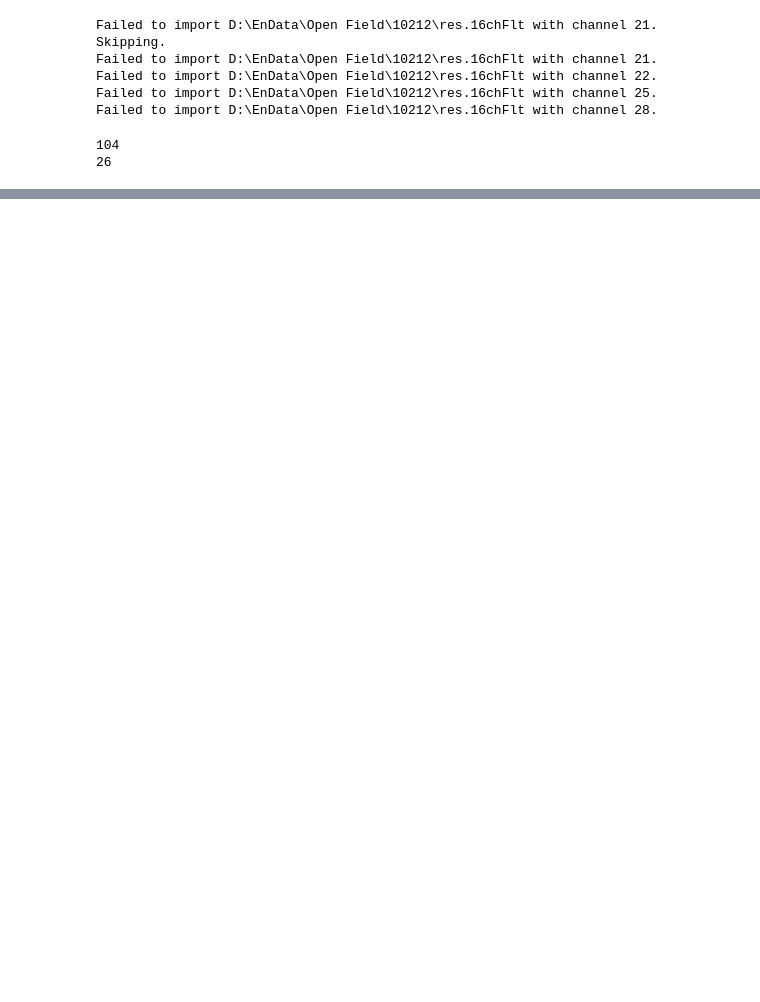
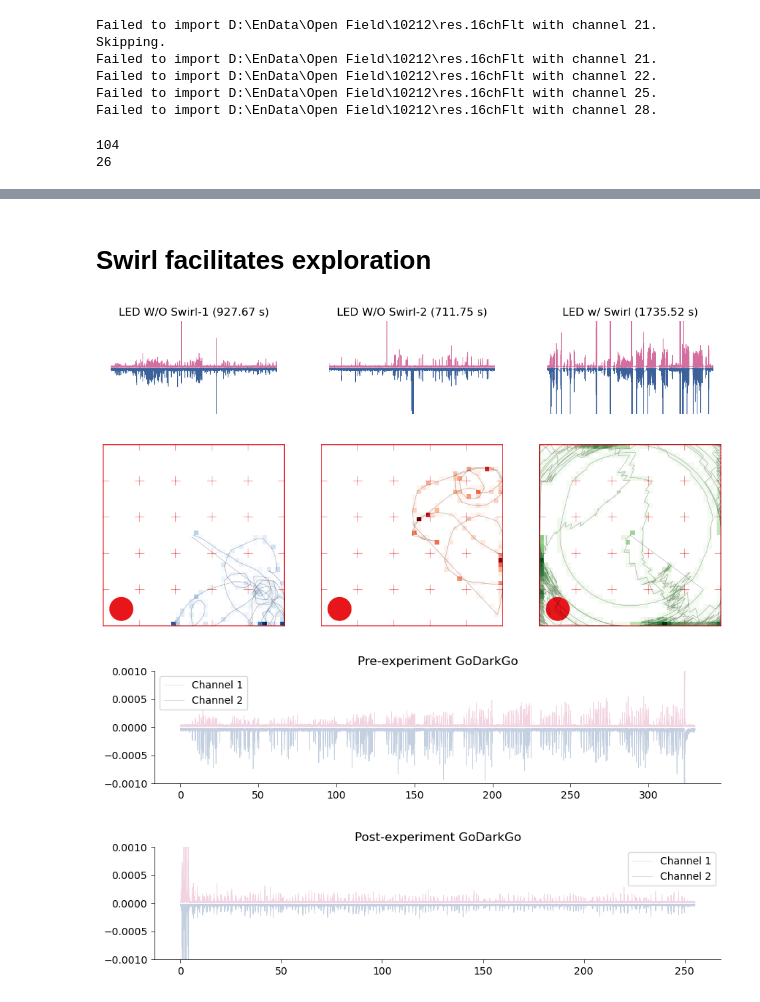
Before and after one commit to YAO-Shuyang/ZFishAnalysis, a Jupyter notebook: figure/Fig5012 - OF 2D Translation.ipynb, the cells around one changed output, grey strips where cells are left out. Drawn from its saved outputs; the diff is of its cells as text; code cells hidden in the pictures; blank space fills up the shorter version.

```diff
--- a/figure/Fig5012 - OF 2D Translation.ipynb
+++ b/figure/Fig5012 - OF 2D Translation.ipynb
@@ -1144,0 +1387,70 @@ Failed to import D:\EnData\Open Field\10212\res.16chFlt with channel 28.
+# %% [markdown]
+# Swirl facilitates exploration
+# %%
+dirs = {
+    10259: [
+        r"D:\EnData\Open Field\Square 2D\Dat-CoChr Positive\10259\S3-OF-LED\res.16chFlt",
+        r"D:\EnData\Open Field\Square 2D\Dat-CoChr Positive\10259\S3-OF-LED-2\res.16chFlt",
+        r"D:\EnData\Open Field\Square 2D\Dat-CoChr Positive\10259\S3-OF-LED-with Swirl\res.16chFlt"
+    ]
+}
+# Visualize occupancy for each session
+fig, axes = plt.subplots(nrows=2, ncols=3, figsize=(12, 6), gridspec_kw={'height_ratios':[1,2]})
+cmaps = ["Blues", "Reds", "Greens"]
+titles = ["LED W/O Swirl-1", "LED W/O Swirl-2", "LED w/ Swirl"]
+img = plt.imread(r"D:\Yao Shuyang\En Lab\Utils\Landmarks - 2.png")
+
+for session_idx, session_dir in tqdm(enumerate(dirs[10259])):
+    ax = Clear_Axes(axes[1, session_idx])
+    ax_signal = Clear_Axes(axes[0, session_idx])
+    res_ax = import16chFlt(session_dir, nchannel=28)
+    idx = np.where(
+        (res_ax['behav_time'] > 5) &
+        (res_ax['behav_pos_x'] <= 65) &
+        (res_ax['behav_pos_y'] <= 65) &
+        (res_ax['behav_pos_x'] >= 35) &
+        (res_ax['behav_pos_y'] >= 35)
+    )[0]
+    for k in res_ax.keys():
+        res_ax[k] = res_ax[k][idx]
+
+    occu2d = get_occupancy2D(
+        res_ax['behav_pos_y'],
+        res_ax['behav_pos_x'],
+        x_bins=40,
+        y_bins=40,
+        x_range=(35, 65),
+        y_range=(35, 65)
+    )
+    occu2d[occu2d < 1e-3] = np.nan
+    ax.imshow(occu2d, cmap=cmaps[session_idx], extent=[35, 65, 65, 35])
+    ax.imshow(img, extent=[35, 65, 35, 65])
+    ax.plot(res_ax['behav_pos_x'], res_ax['behav_pos_y'], color='k', alpha=0.3, lw=0.5)
+    ax_signal.set_title(f"{titles[session_idx]} ({res_ax['behav_time'][-1]:.2f} s)")
+    ax_signal.plot(res_ax['behav_time'], res_ax['fltCh0'], linewidth=0.5, color=ChannelColors[0])
+    ax_signal.plot(res_ax['behav_time'], -res_ax['fltCh1'], linewidth=0.5, color=ChannelColors[1])
+    ax_signal.set_ylim(-1e-3, 1e-3)
+
+pre_gdg = import16chFlt(r"D:\EnData\Open Field\Square 2D\Dat-CoChr Positive\10259\S1-GDG\res.16chFlt", nchannel=28)
+post_gdg = import16chFlt(r"D:\EnData\Open Field\Square 2D\Dat-CoChr Positive\10259\S5-GDG\res.16chFlt", nchannel=28)
+fig = plt.figure(figsize=(10,2))
+ax = Clear_Axes(plt.gca(), close_spines=['top', 'right'], ifxticks=True, ifyticks=True)
+ax.plot(pre_gdg['behav_time'], pre_gdg['fltCh0'], color=ChannelColors[0], alpha=0.3, lw=0.5, label = "Channel 1")
+ax.plot(pre_gdg['behav_time'], -pre_gdg['fltCh1'], color=ChannelColors[1], alpha=0.3, lw=0.5, label = "Channel 2")
+ax.legend()
+ax.set_title("Pre-experiment GoDarkGo")
+ax.set_ylim(-1e-3, 1e-3)
+plt.show()
+
+fig = plt.figure(figsize=(10,2))
+ax = Clear_Axes(plt.gca(), close_spines=['top', 'right'], ifxticks=True, ifyticks=True)
+ax.plot(post_gdg['behav_time'], post_gdg['fltCh0'], color=ChannelColors[0], alpha=0.3, lw=0.5, label = "Channel 1")
+ax.plot(post_gdg['behav_time'], -post_gdg['fltCh1'], color=ChannelColors[1], alpha=0.3, lw=0.5, label = "Channel 2")
+ax.legend()
+ax.set_title("Post-experiment GoDarkGo")
+ax.set_ylim(-1e-3, 1e-3)
+plt.show()
+# %% [output]
+[figure, added]
+[figure, added]
+[figure, added]
```
Also changed, not shown: parts of 7 cells of this notebook, 14 other files.
